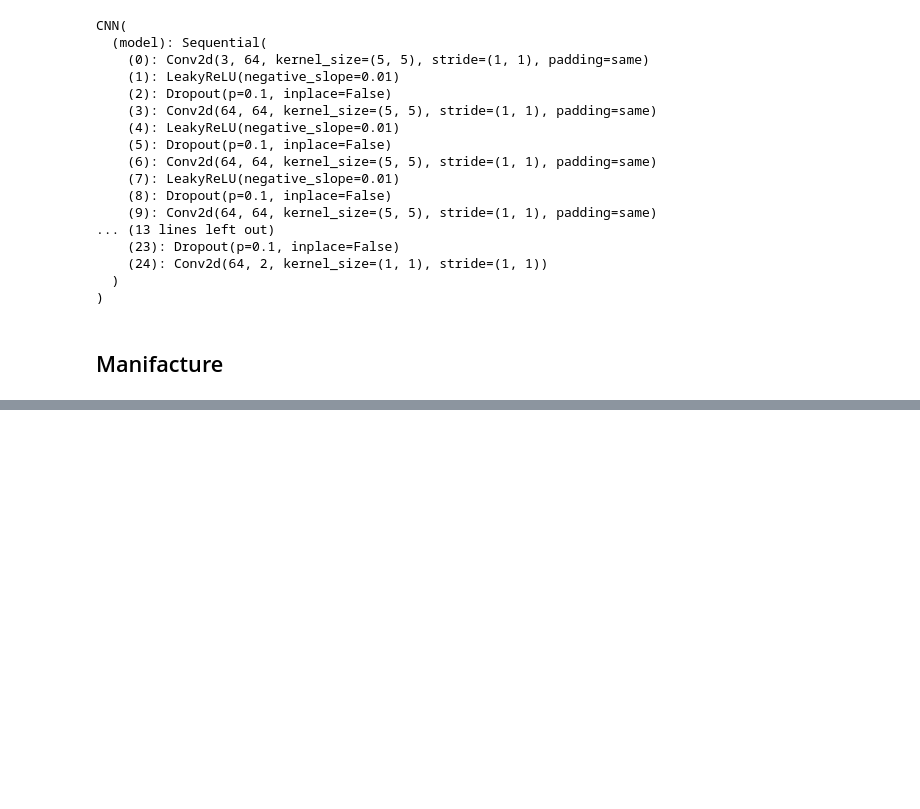
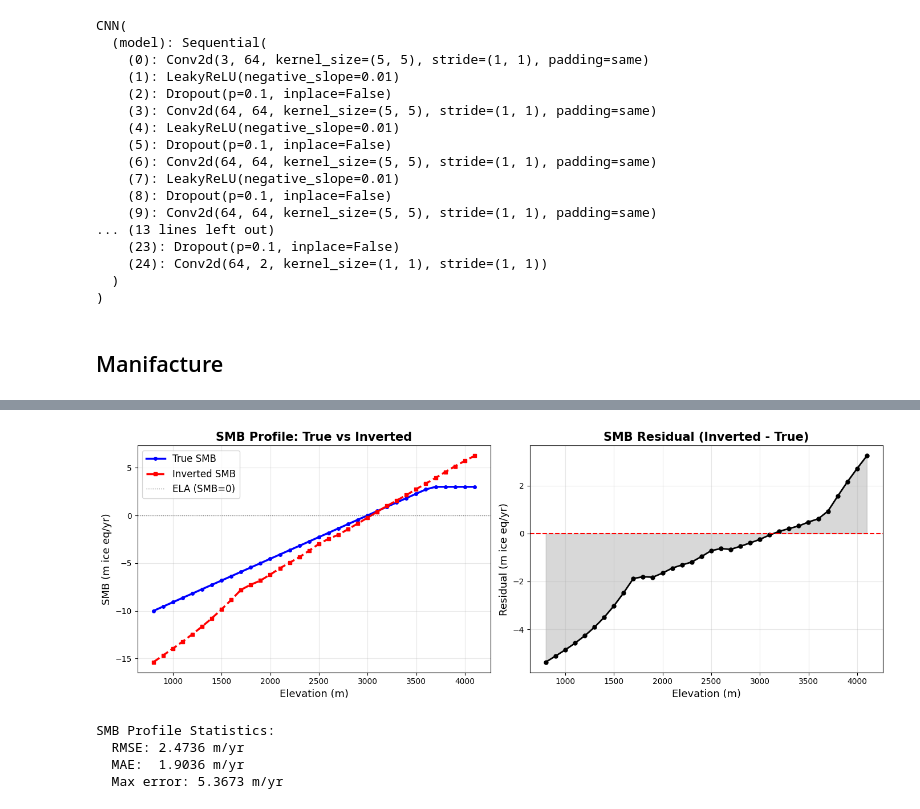
Before and after one commit to kejdilleshi/InvertedGlacierEvolutionModel, a Jupyter notebook: IGEM_2D.ipynb, the cells around one changed output, grey strips where cells are left out. Drawn from its saved outputs; the diff is of its cells as text; code cells hidden in the pictures; blank space fills up the shorter version.

```diff
--- a/IGEM_2D.ipynb
+++ b/IGEM_2D.ipynb
@@ -525,0 +313,47 @@ plt.show()
+# %%
+# SMB Profile comparison
+true_cpu = smb_vec.detach().cpu().numpy()
+inv_cpu = smb_vec_inverted.detach().cpu().numpy()
+residual = inv_cpu - true_cpu
+
+elevations = zmin.cpu().numpy() + np.arange(N) * dz
+
+fig, axes = plt.subplots(1, 2, figsize=(14, 5))
+
+# Panel 1: Profile comparison
+axes[0].plot(elevations, true_cpu, 'b-', linewidth=2.5, label='True SMB', marker='o', markersize=4)
+axes[0].plot(elevations, inv_cpu, 'r--', linewidth=2.5, label='Inverted SMB', marker='s', markersize=4)
+axes[0].axhline(y=0, color='k', linestyle=':', linewidth=1, alpha=0.5, label='ELA (SMB=0)')
+axes[0].set_xlabel('Elevation (m)', fontsize=13)
+axes[0].set_ylabel('SMB (m ice eq/yr)', fontsize=13)
+axes[0].set_title('SMB Profile: True vs Inverted', fontsize=15, fontweight='bold')
+axes[0].legend(fontsize=12, loc='best')
+axes[0].grid(True, alpha=0.3)
+
+# Panel 2: Residual
+axes[1].plot(elevations, residual, 'k-', linewidth=2, marker='o', markersize=5)
+axes[1].axhline(y=0, color='r', linestyle='--', linewidth=1.5)
+axes[1].fill_between(elevations, 0, residual, alpha=0.3, color='gray')
+axes[1].set_xlabel('Elevation (m)', fontsize=13)
+axes[1].set_ylabel('Residual (m ice eq/yr)', fontsize=13)
+axes[1].set_title('SMB Residual (Inverted - True)', fontsize=15, fontweight='bold')
+axes[1].grid(True, alpha=0.3)
+
+plt.tight_layout()
+plt.show()
+
+# Print statistics
+smb_rmse = np.sqrt(np.mean(residual**2))
+smb_mae = np.mean(np.abs(residual))
+smb_max_error = np.max(np.abs(residual))
+
+print(f"\nSMB Profile Statistics:")
+print(f"  RMSE: {smb_rmse:.4f} m/yr")
+print(f"  MAE:  {smb_mae:.4f} m/yr")
+print(f"  Max error: {smb_max_error:.4f} m/yr")
+# %% [output]
+[figure, added]
+SMB Profile Statistics:
+  RMSE: 2.4736 m/yr
+  MAE:  1.9036 m/yr
+  Max error: 5.3673 m/yr
```
Also changed, not shown: parts of 60 cells of this notebook, 18 other files.
